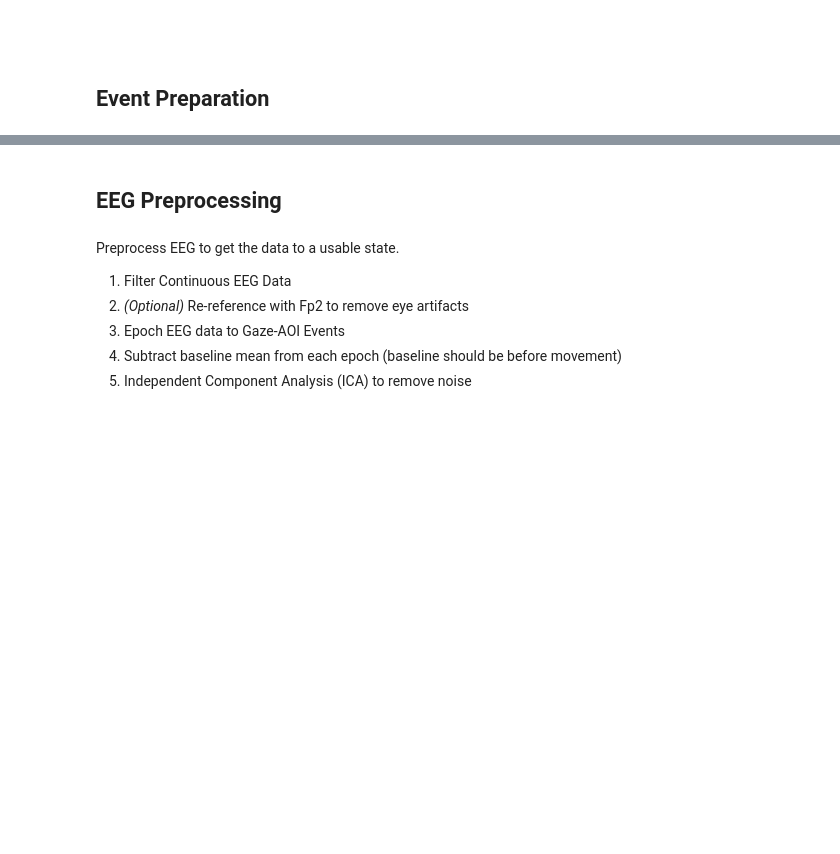
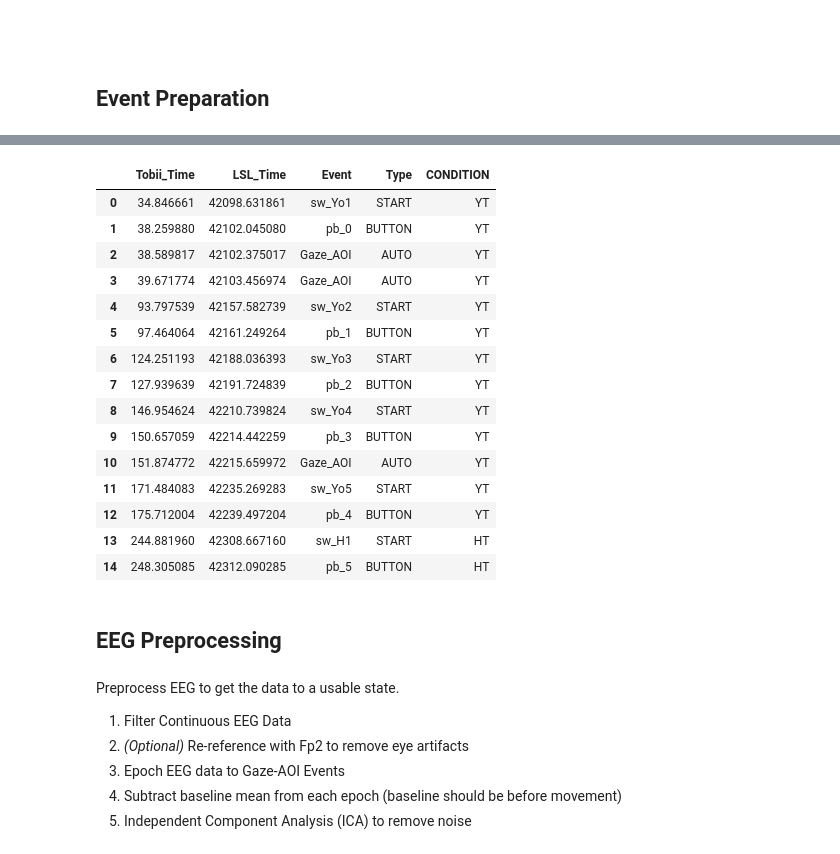
Before and after one commit to YouniPark/FYDP-rename_later-, a Jupyter notebook: poc/eeg_analysis/POC_EEG_Analysis.ipynb, the cells around one changed output, grey strips where cells are left out. Cells and saved outputs as stored; diff of their text form; code cells hidden in the pictures; blank space fills up the shorter version.

Commit message:
Add event loading, labelling, and filtering to Data Analysis scripts

```diff
--- a/poc/eeg_analysis/POC_EEG_Analysis.ipynb
+++ b/poc/eeg_analysis/POC_EEG_Analysis.ipynb
@@ -68,2 +87,12 @@ Also associate a label for trial eye movement type: "turn" (turned head), "eyes"
 # %%
 ## Load Gaze-AOI Events
+gaze_aoi_markers = pd.read_csv('gaze_aoi_events.csv')
+
+# If lsl_time = video_time, update to correct it
+if gaze_aoi_markers['lsl_time'].iloc[0] == gaze_aoi_markers['video_time'].iloc[0]:
+    lsl_tobii_diff = 42063.7852
+    gaze_aoi_markers['lsl_time'] = gaze_aoi_markers['video_time'] + lsl_tobii_diff
+    # Save the corrected times
+    gaze_aoi_markers.to_csv('gaze_aoi_events.csv', index=False)
+
+gaze_aoi_markers.head()
@@ -83,3 +286,86 @@ Label format: {target (Y/H/U)}{movement (T/E/O)}
+# %%
+## Set CONDITION for each marker based on the most recent START
+# Mapping by START label (simple string indexing on "sw_..."):
+#  - Yo1–5  => YT
+#  - H1–10  => HT, H11–20 => HE, H21–30 => HO
+#  - Un1–5  => UT, Un6–15 => UE, Un16–25 => UO
+
+# Ensure sorted order
+events_df = events_df.sort_values('LSL_Time').reset_index(drop=True)
+
+def condition_from_start(ev: str):
+    if not isinstance(ev, str):
+        return None
+    if not ev.startswith('sw_'):
+        return None
+    # sw_Yo#, sw_H#, sw_Un# (potential -r for redone trials)
+    if len(ev) < 5:
+        return None
+
+    # Identify label and extract digits
+    if ev[3] == 'H':
+        num_str = ''.join(ch for ch in ev if ch.isdigit())
+        if not num_str:
+            return None
+        n = int(num_str)
+        if 1 <= n <= 10:
+            return 'HT'
+        if 11 <= n <= 20:
+            return 'HE'
+        if 21 <= n <= 30:
+            return 'HO'
+        return None
+
+    if ev[3:5].lower() == 'yo':
+        num_str = ''.join(ch for ch in ev if ch.isdigit())
+        if not num_str:
+            return None
+        n = int(num_str)
+        return 'YT' if 1 <= n <= 5 else None
+
+    if ev[3:5].lower() == 'un':
+        num_str = ''.join(ch for ch in ev if ch.isdigit())
+        if not num_str:
+            return None
+        n = int(num_str)
+        if 1 <= n <= 5:
+            return 'UT'
+        if 6 <= n <= 15:
+            return 'UE'
+        if 16 <= n <= 26:
+            return 'UO'
+        return None
+
+    return None
+
+# Propagate CONDITION across events until the next START
+current = None
+conds = []
+for _, row in events_df.iterrows():
+    if row['Type'] == 'START':
+        current = condition_from_start(row['Event'])
+    conds.append(current)
+
+events_df['CONDITION'] = conds
+
+events_df.head(15)
+# %% [output]
+|  | Tobii_Time | LSL_Time | Event | Type | CONDITION |
+| 0 | 34.846661 | 42098.631861 | sw_Yo1 | START | YT |
+| 1 | 38.259880 | 42102.045080 | pb_0 | BUTTON | YT |
+| 2 | 38.589817 | 42102.375017 | Gaze_AOI | AUTO | YT |
+| 3 | 39.671774 | 42103.456974 | Gaze_AOI | AUTO | YT |
+| 4 | 93.797539 | 42157.582739 | sw_Yo2 | START | YT |
+| 5 | 97.464064 | 42161.249264 | pb_1 | BUTTON | YT |
+| 6 | 124.251193 | 42188.036393 | sw_Yo3 | START | YT |
+| 7 | 127.939639 | 42191.724839 | pb_2 | BUTTON | YT |
+| 8 | 146.954624 | 42210.739824 | sw_Yo4 | START | YT |
+| 9 | 150.657059 | 42214.442259 | pb_3 | BUTTON | YT |
+| 10 | 151.874772 | 42215.659972 | Gaze_AOI | AUTO | YT |
+| 11 | 171.484083 | 42235.269283 | sw_Yo5 | START | YT |
+| 12 | 175.712004 | 42239.497204 | pb_4 | BUTTON | YT |
+| 13 | 244.881960 | 42308.667160 | sw_H1 | START | HT |
+| 14 | 248.305085 | 42312.090285 | pb_5 | BUTTON | HT |
 # %% [markdown]
 ## EEG Preprocessing
 # %% [markdown]
```
Also changed, not shown: parts of 18 cells of this notebook, 2 other files.
